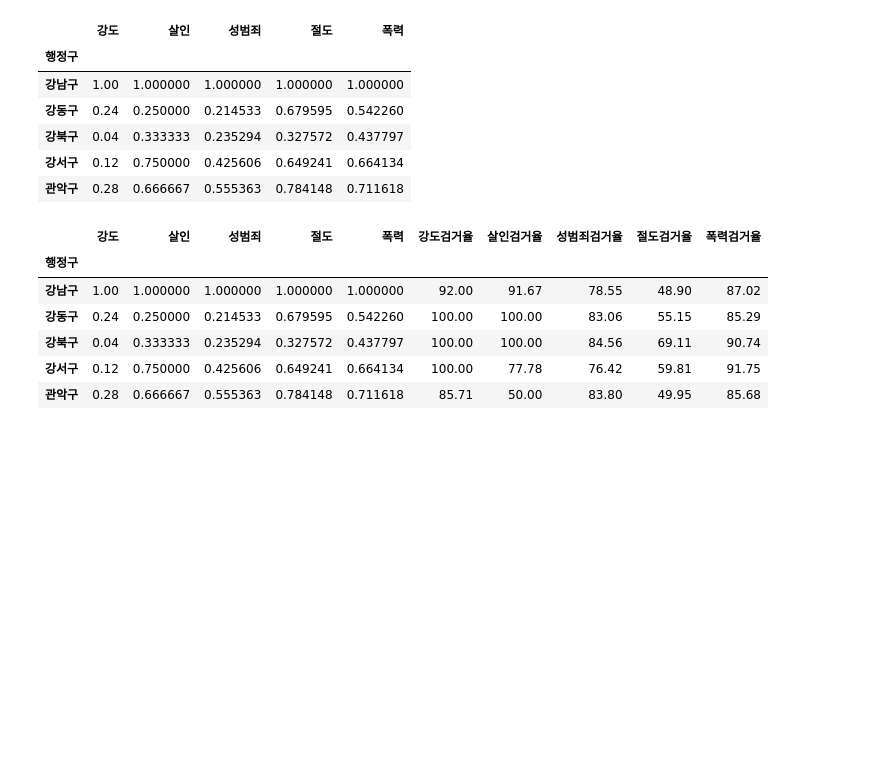
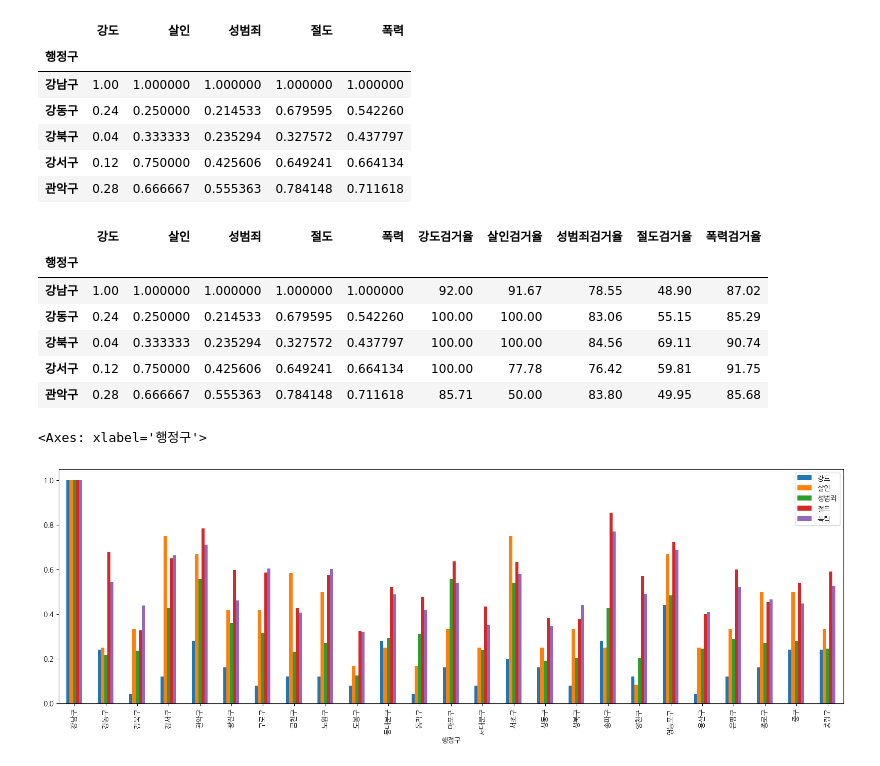
Before and after one commit to dragon11112222/seoul_crime, a Jupyter notebook: EDA/src/231110seoul_crime_project.ipynb, the cells around one changed output. Saved outputs shown, nothing was run; the diff lists cells and outputs as text; code cells hidden in the pictures; blank space fills up the shorter version.

```diff
--- a/EDA/src/231110seoul_crime_project.ipynb
+++ b/EDA/src/231110seoul_crime_project.ipynb
@@ -670,3 +670,8 @@ crime_gu_norm.head()
 | 강북구 | 0.04 | 0.333333 | 0.235294 | 0.327572 | 0.437797 | 100.00 | 100.00 | 84.56 | 69.11 | 90.74 |
 | 강서구 | 0.12 | 0.750000 | 0.425606 | 0.649241 | 0.664134 | 100.00 | 77.78 | 76.42 | 59.81 | 91.75 |
 | 관악구 | 0.28 | 0.666667 | 0.555363 | 0.784148 | 0.711618 | 85.71 | 50.00 | 83.80 | 49.95 | 85.68 |
+# %%
+crime_gu_norm[occur_col].plot(kind='bar', figsize=(20, 6))
+# %% [output]
+<Axes: xlabel='행정구'>
+[figure, added]
```
Also changed, not shown: parts of 9 cells of this notebook.
